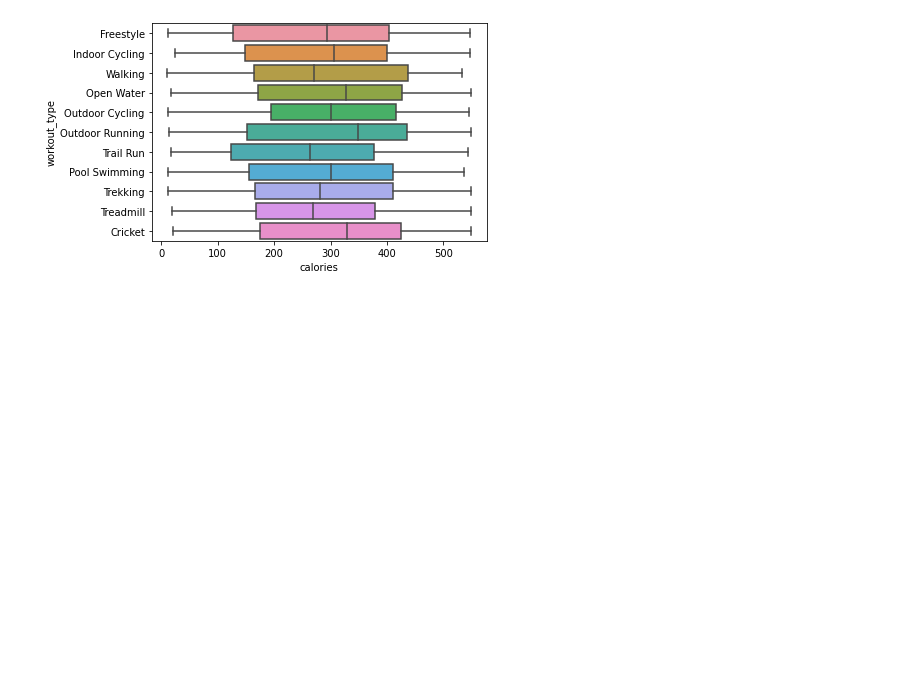
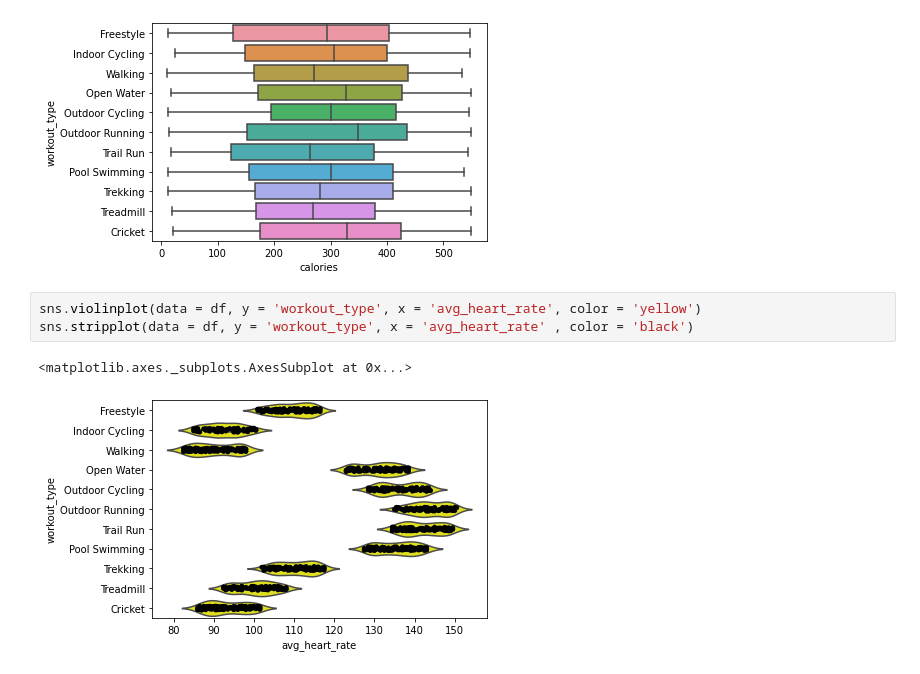
Before and after one commit to bidhan7/Data-Processing-Visualization-, a Jupyter notebook: Quiz 26.ipynb, the cells around one changed output. Saved outputs shown, nothing was run; the diff lists cells and outputs as text; blank space fills up the shorter version.

```diff
--- a/Quiz 26.ipynb
+++ b/Quiz 26.ipynb
@@ -71,3 +55,9 @@ ax.set_xticklabels(ax.get_xticklabels(),rotation = 55)
 ax = sns.boxplot(data = df, y = 'workout_type', x = 'calories')
 # %% [output]
 [figure]
+# %%
+sns.violinplot(data = df, y = 'workout_type', x = 'avg_heart_rate', color = 'yellow')
+sns.stripplot(data = df, y = 'workout_type', x = 'avg_heart_rate' , color = 'black')
+# %% [output]
+<matplotlib.axes._subplots.AxesSubplot at 0x...>
+[figure, added]
```
Also changed, not shown: parts of 1 cell of this notebook.
